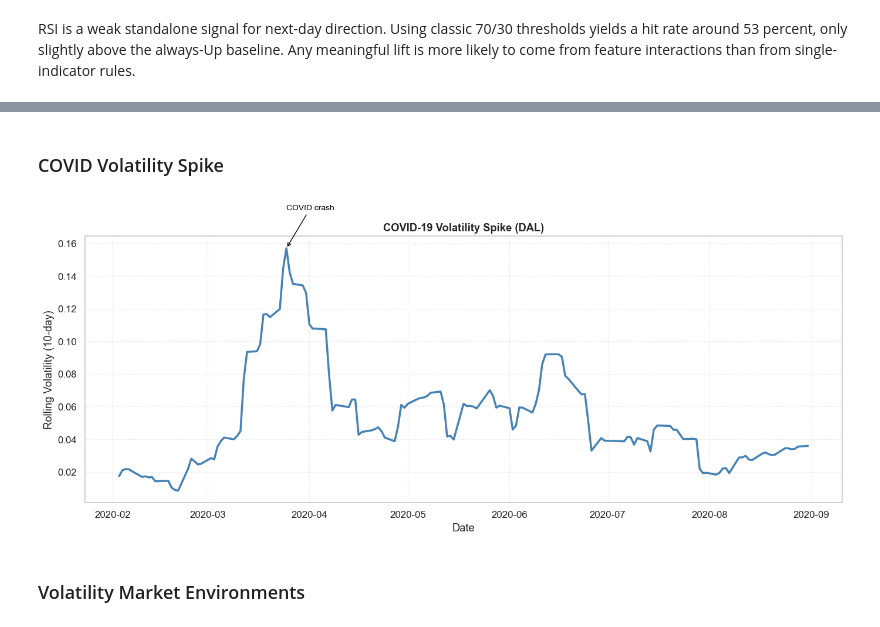
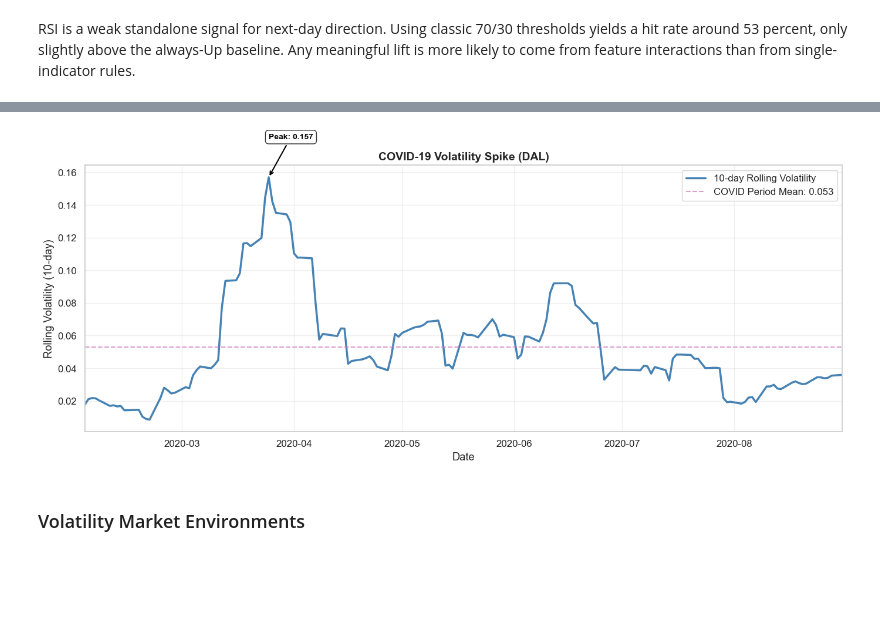
Before and after one commit to tisyasharma/stock-returns-volatility-predictor, a Jupyter notebook: EDA_Insights.ipynb, the cells around one changed output, grey strips where cells are left out. Saved outputs shown, nothing was run; the diff lists cells and outputs as text; code cells hidden in the pictures; blank space fills up the shorter version.

```diff
--- a/EDA_Insights.ipynb
+++ b/EDA_Insights.ipynb
@@ -36,0 +30,16 @@ df.head()
+# %%
+# Load both datasets
+df_full = pd.read_csv("data/merged_features_full.csv")
+df_full["Date"] = pd.to_datetime(df_full["Date"])
+
+df = pd.read_csv("data/merged_features_clean.csv")
+df["Date"] = pd.to_datetime(df["Date"])
+
+print("Full dataset (for price history):")
+print(f"Date range: {df_full['Date'].min().date()} to {df_full['Date'].max().date()}")
+print(f"Rows: {len(df_full):,}")
+print(f"\nClean dataset (for feature analysis and modeling):")
+print(f"Date range: {df['Date'].min().date()} to {df['Date'].max().date()}")
+print(f"Rows: {len(df):,}")
+
+df.head()
@@ -490,31 +521,39 @@ Overbought (>70)         0.530365          3639
   Oversold (<30)         0.536336           977
 [figure]
-# %% [markdown]
-### COVID Volatility Spike
 # %%
 covid = df[(df['Date'] > '2020-02-01') & (df['Date'] < '2020-09-01') & (df['Ticker']=='DAL')]
 
 fig, ax = plt.subplots(figsize=(14, 6))
-ax.plot(covid['Date'], covid['RollingVol'], color='steelblue', linewidth=2.5)
+ax.plot(covid['Date'], covid['RollingVol'], color='steelblue', linewidth=2.5, label='10-day Rolling Volatility')
 
+# Add mean volatility reference line
+covid_mean = covid['RollingVol'].mean()
+ax.axhline(covid_mean, color='#CC78BC', linestyle='--', linewidth=1.5, alpha=0.7,
+           label=f'COVID Period Mean: {covid_mean:.3f}')
+
+# Annotate peak
 if not covid.empty:
     peak = covid.loc[covid['RollingVol'].idxmax()]
     ax.annotate(
-        "COVID crash",
+        f"Peak: {peak['RollingVol']:.3f}",
         xy=(peak['Date'], peak['RollingVol']),
         xytext=(peak['Date'], peak['RollingVol'] * 1.15),
-        arrowprops=dict(arrowstyle='->', color='black', lw=1),
+        arrowprops=dict(arrowstyle='->', color='black', lw=1.5),
         fontsize=10,
-        color='black'
+        color='black',
+        fontweight='bold',
+        bbox=dict(boxstyle='round,pad=0.4', facecolor='white', edgecolor='black', alpha=0.8)
     )
 
-ax.set_title("COVID-19 Volatility Spike (DAL)", fontweight='bold')
+ax.set_title("COVID-19 Volatility Spike (DAL)", fontweight='bold', fontsize=14)
 ax.set_xlabel("Date")
 ax.set_ylabel("Rolling Volatility (10-day)")
-ax.grid(True, alpha=0.3, linestyle='--')
+ax.legend(frameon=True, loc='upper right')
+ax.grid(True, alpha=0.3)
+ax.margins(x=0)
 plt.tight_layout()
 plt.show()
 # %% [output]
-[figure, old version]
+[figure, new version]
 # %% [markdown]
 ### Volatility Market Environments
```
Also changed, not shown: parts of 23 cells of this notebook, 3 other files.
